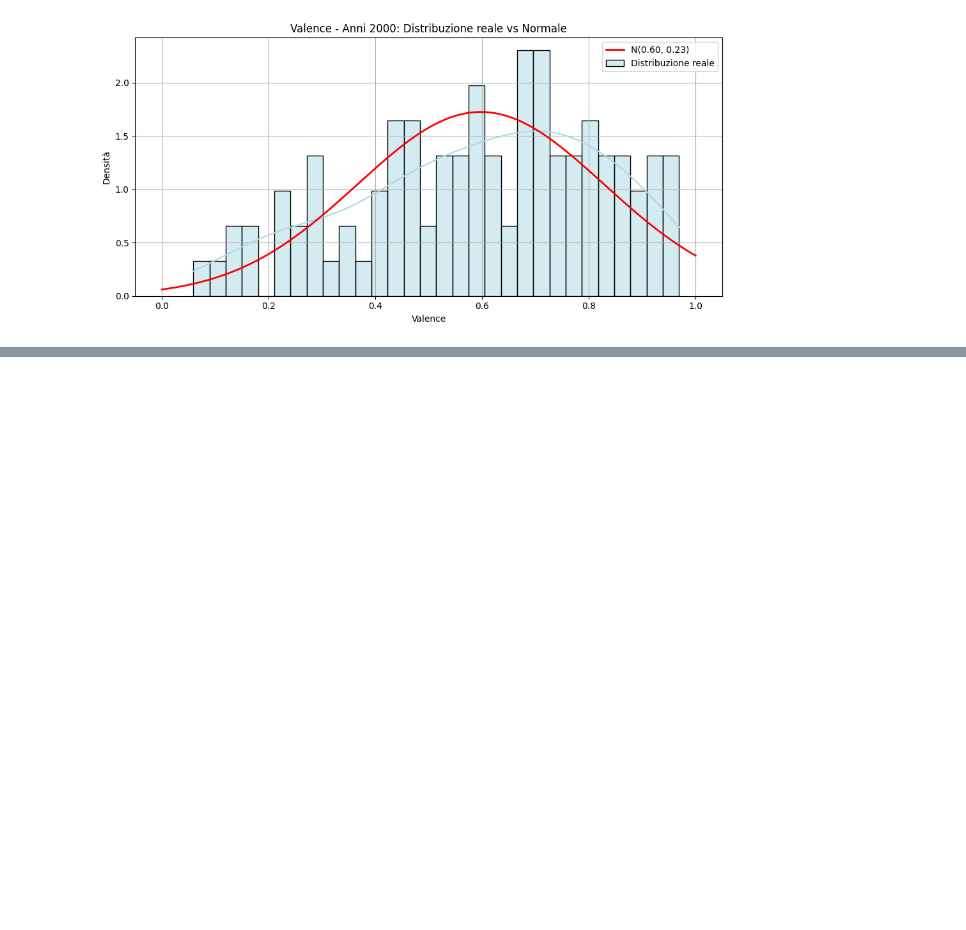
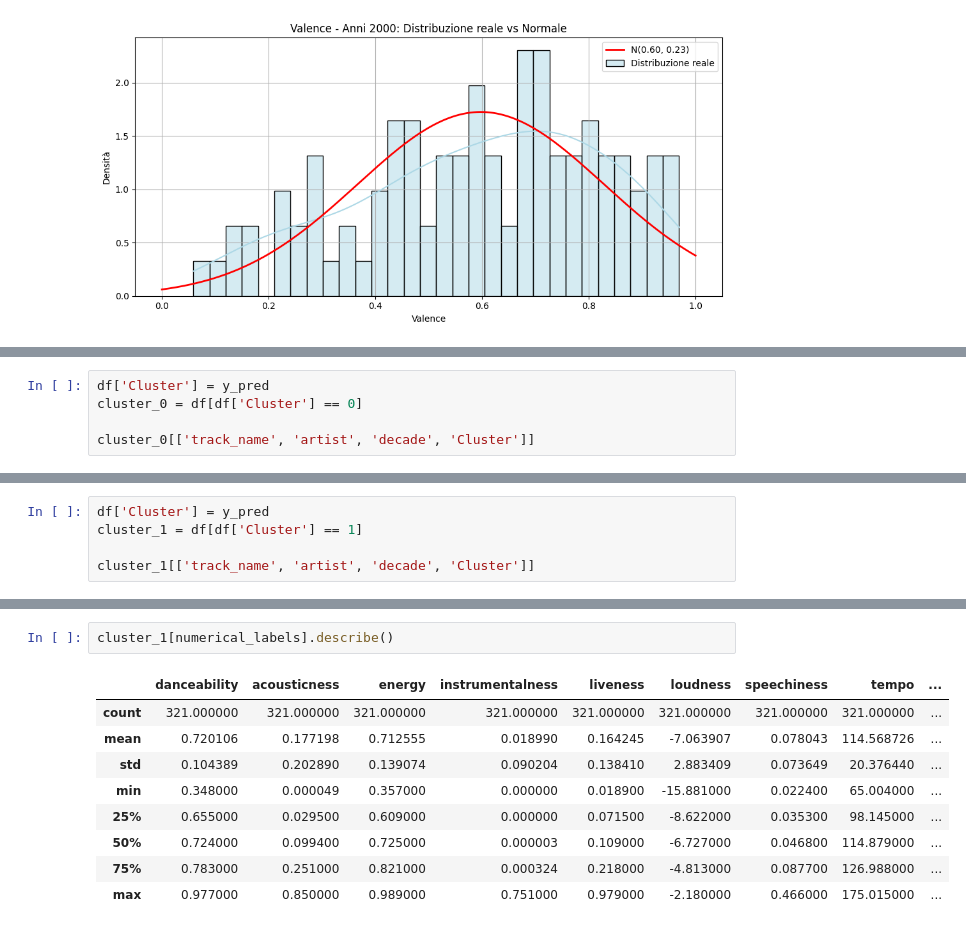
Before and after one commit to leotodisco/Spotify-Data-Analysis, a Jupyter notebook: src/spotify_eda.ipynb, the cells around one changed output, grey strips where cells are left out. Drawn from its saved outputs; the diff is of its cells as text; blank space fills up the shorter version.

```diff
--- a/src/spotify_eda.ipynb
+++ b/src/spotify_eda.ipynb
@@ -405,0 +497,5 @@ plt.show()
+# %%
+df['Cluster'] = y_pred
+cluster_0 = df[df['Cluster'] == 0]
+
+cluster_0[['track_name', 'artist', 'decade', 'Cluster']]
@@ -405,0 +525,5 @@ plt.show()
+# %%
+df['Cluster'] = y_pred
+cluster_1 = df[df['Cluster'] == 1]
+
+cluster_1[['track_name', 'artist', 'decade', 'Cluster']]
@@ -405,0 +544,12 @@ plt.show()
+# %%
+cluster_1[numerical_labels].describe()
+# %% [output]
+|  | danceability | acousticness | energy | instrumentalness | liveness | loudness | speechiness | tempo | ... |
+| count | 321.000000 | 321.000000 | 321.000000 | 321.000000 | 321.000000 | 321.000000 | 321.000000 | 321.000000 | ... |
+| mean | 0.720106 | 0.177198 | 0.712555 | 0.018990 | 0.164245 | -7.063907 | 0.078043 | 114.568726 | ... |
+| std | 0.104389 | 0.202890 | 0.139074 | 0.090204 | 0.138410 | 2.883409 | 0.073649 | 20.376440 | ... |
+| min | 0.348000 | 0.000049 | 0.357000 | 0.000000 | 0.018900 | -15.881000 | 0.022400 | 65.004000 | ... |
+| 25% | 0.655000 | 0.029500 | 0.609000 | 0.000000 | 0.071500 | -8.622000 | 0.035300 | 98.145000 | ... |
+| 50% | 0.724000 | 0.099400 | 0.725000 | 0.000003 | 0.109000 | -6.727000 | 0.046800 | 114.879000 | ... |
+| 75% | 0.783000 | 0.251000 | 0.821000 | 0.000324 | 0.218000 | -4.813000 | 0.087700 | 126.988000 | ... |
+| max | 0.977000 | 0.850000 | 0.989000 | 0.751000 | 0.979000 | -2.180000 | 0.466000 | 175.015000 | ... |
```
Also changed, not shown: parts of 16 cells of this notebook.
